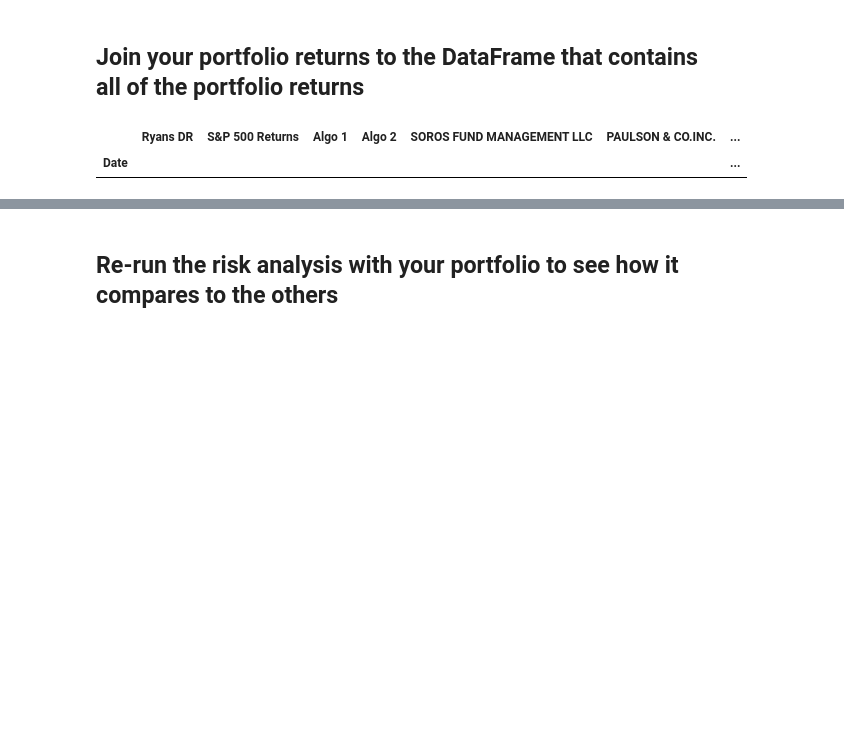
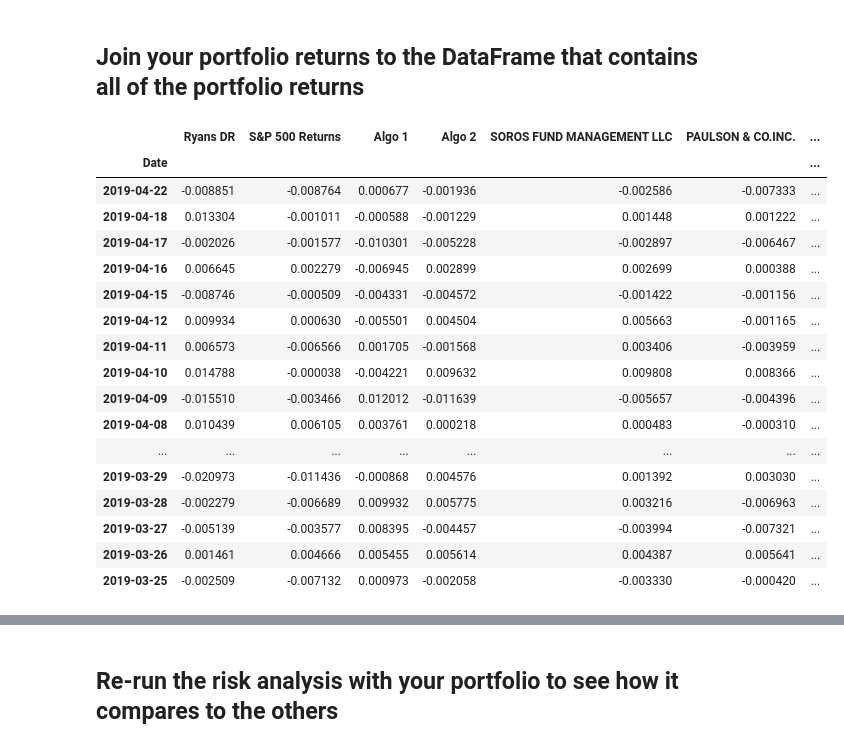
Before and after one commit to MedakaRiceFish/PandasHomework, a Jupyter notebook: 04-HW-RyanH.ipynb, the cells around one changed output, grey strips where cells are left out. Cells and saved outputs as stored; diff of their text form; code cells hidden in the pictures; blank space fills up the shorter version.

```diff
--- a/04-HW-RyanH.ipynb
+++ b/04-HW-RyanH.ipynb
@@ -475,15 +483,15 @@ gbtc_df.head()
 # %%
 # Reading data from 2nd stock
-csvpath = Path("../Downloads/ETHEClose1Year.csv")
+csvpath = Path("../Downloads/WSMClose1Year.csv")
 
-ethe_df = pd.read_csv(csvpath)
+wsm_df = pd.read_csv(csvpath)
 
-ethe_df['Date'] = pd.to_datetime(ethe_df['Date']).dt.date
-ethe_df = ethe_df.set_index('Date')
-ethe_df = ethe_df.sort_index(ascending=False)
-ethe_df = ethe_df.rename(columns={
-    "Close": "ETHE Close"
+wsm_df['Date'] = pd.to_datetime(wsm_df['Date']).dt.date
+wsm_df = wsm_df.set_index('Date')
+wsm_df = wsm_df.sort_index(ascending=False)
+wsm_df = wsm_df.rename(columns={
+    "Close": "WSM Close"
 })
 
-ethe_df.head()
+wsm_df.head()
 # %% [output]
@@ -497,15 +505,15 @@ ethe_df.head()
 # %%
 # Reading data from 3rd stock
-csvpath = Path("../Downloads/MMEDFClose1Year.csv")
+csvpath = Path("../Downloads/CRMClose1Year.csv")
 
-mmedf_df = pd.read_csv(csvpath)
+crm_df = pd.read_csv(csvpath)
 
-mmedf_df['Date'] = pd.to_datetime(mmedf_df['Date']).dt.date
-mmedf_df = mmedf_df.set_index('Date')
-mmedf_df = mmedf_df.sort_index(ascending=False)
-mmedf_df = mmedf_df.rename(columns={
-    "Close": "MMEDF Close"
+crm_df['Date'] = pd.to_datetime(crm_df['Date']).dt.date
+crm_df = crm_df.set_index('Date')
+crm_df = crm_df.sort_index(ascending=False)
+crm_df = crm_df.rename(columns={
+    "Close": "CRM Close"
 })
 
-mmedf_df.head()
+crm_df.tail(100)
 # %% [output]
@@ -519,5 +534,6 @@ mmedf_df.head()
 # %%
 # Combine all stocks in a single DataFrame
-ryans_picks_df = pd.concat([gbtc_df, ethe_df,mmedf_df], axis='columns', join='inner')
+
+ryans_picks_df = pd.concat([crm_df, wsm_df,tsla_df], axis='columns', join='inner')
 ryans_picks_df.head(10)
 # %% [output]
@@ -606,10 +611,26 @@ ryans_returns.head()
 # %%
 # Join your returns DataFrame to the original returns DataFrame
 showdown_df = pd.concat([ryans_returns,Comparative_returns_df], axis='columns', join='inner')
-showdown_df.head()
+showdown_df.head(20)
 # %% [output]
 |  | Ryans DR | S&P 500 Returns | Algo 1 | Algo 2 | SOROS FUND MANAGEMENT LLC | PAULSON & CO.INC. | ... |
 | Date |  |  |  |  |  |  | ... |
+| 2019-04-22 | -0.008851 | -0.008764 | 0.000677 | -0.001936 | -0.002586 | -0.007333 | ... |
+| 2019-04-18 | 0.013304 | -0.001011 | -0.000588 | -0.001229 | 0.001448 | 0.001222 | ... |
+| 2019-04-17 | -0.002026 | -0.001577 | -0.010301 | -0.005228 | -0.002897 | -0.006467 | ... |
+| 2019-04-16 | 0.006645 | 0.002279 | -0.006945 | 0.002899 | 0.002699 | 0.000388 | ... |
+| 2019-04-15 | -0.008746 | -0.000509 | -0.004331 | -0.004572 | -0.001422 | -0.001156 | ... |
+| 2019-04-12 | 0.009934 | 0.000630 | -0.005501 | 0.004504 | 0.005663 | -0.001165 | ... |
+| 2019-04-11 | 0.006573 | -0.006566 | 0.001705 | -0.001568 | 0.003406 | -0.003959 | ... |
+| 2019-04-10 | 0.014788 | -0.000038 | -0.004221 | 0.009632 | 0.009808 | 0.008366 | ... |
+| 2019-04-09 | -0.015510 | -0.003466 | 0.012012 | -0.011639 | -0.005657 | -0.004396 | ... |
+| 2019-04-08 | 0.010439 | 0.006105 | 0.003761 | 0.000218 | 0.000483 | -0.000310 | ... |
+| ... | ... | ... | ... | ... | ... | ... | ... |
+| 2019-03-29 | -0.020973 | -0.011436 | -0.000868 | 0.004576 | 0.001392 | 0.003030 | ... |
+| 2019-03-28 | -0.002279 | -0.006689 | 0.009932 | 0.005775 | 0.003216 | -0.006963 | ... |
+| 2019-03-27 | -0.005139 | -0.003577 | 0.008395 | -0.004457 | -0.003994 | -0.007321 | ... |
+| 2019-03-26 | 0.001461 | 0.004666 | 0.005455 | 0.005614 | 0.004387 | 0.005641 | ... |
+| 2019-03-25 | -0.002509 | -0.007132 | 0.000973 | -0.002058 | -0.003330 | -0.000420 | ... |
 # %%
 # Only compare dates where return data exists for all the stocks (drop NaNs)
 showdown_df = showdown_df.dropna().copy()
```
Also changed, not shown: parts of 19 cells of this notebook.
